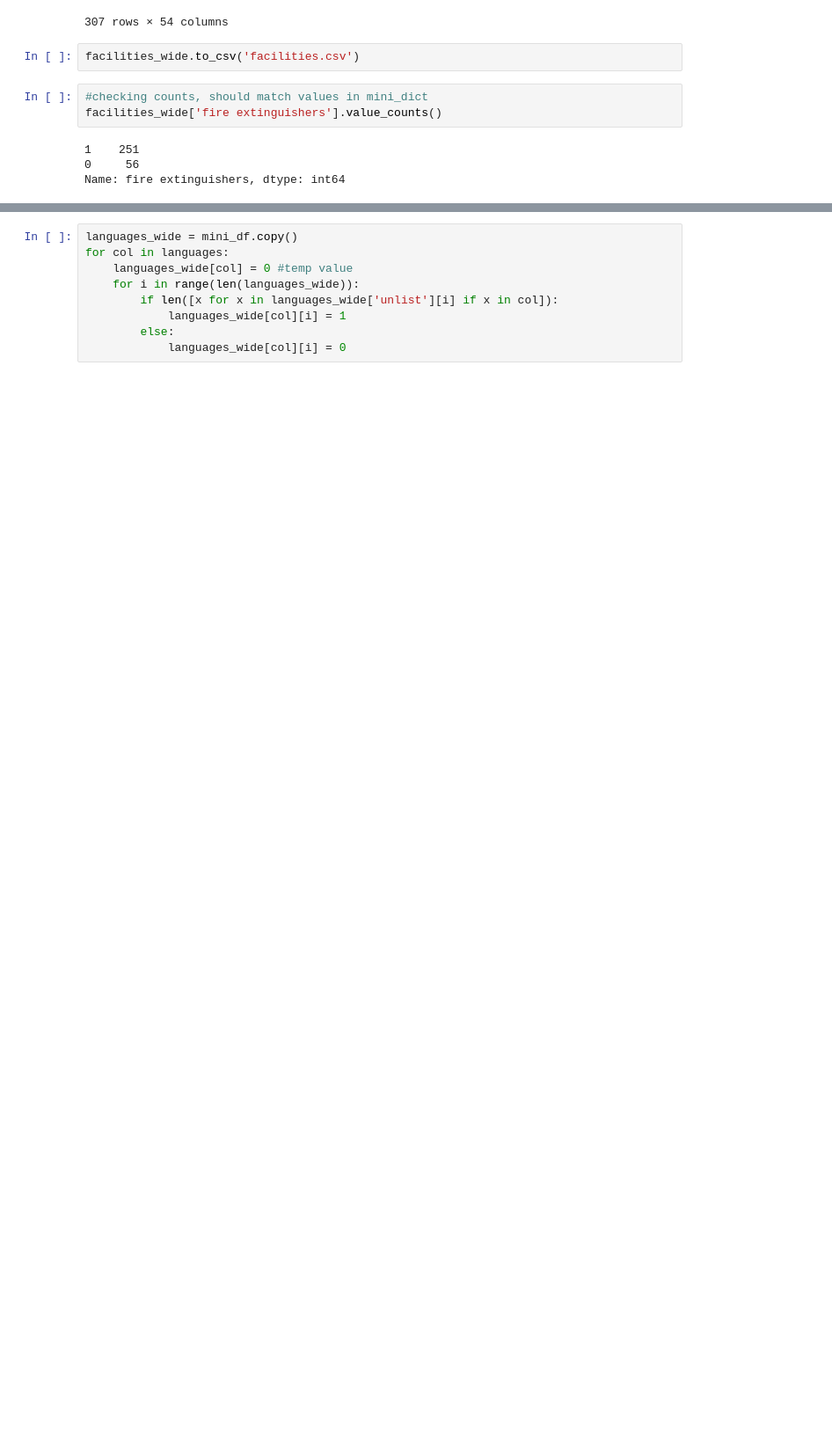
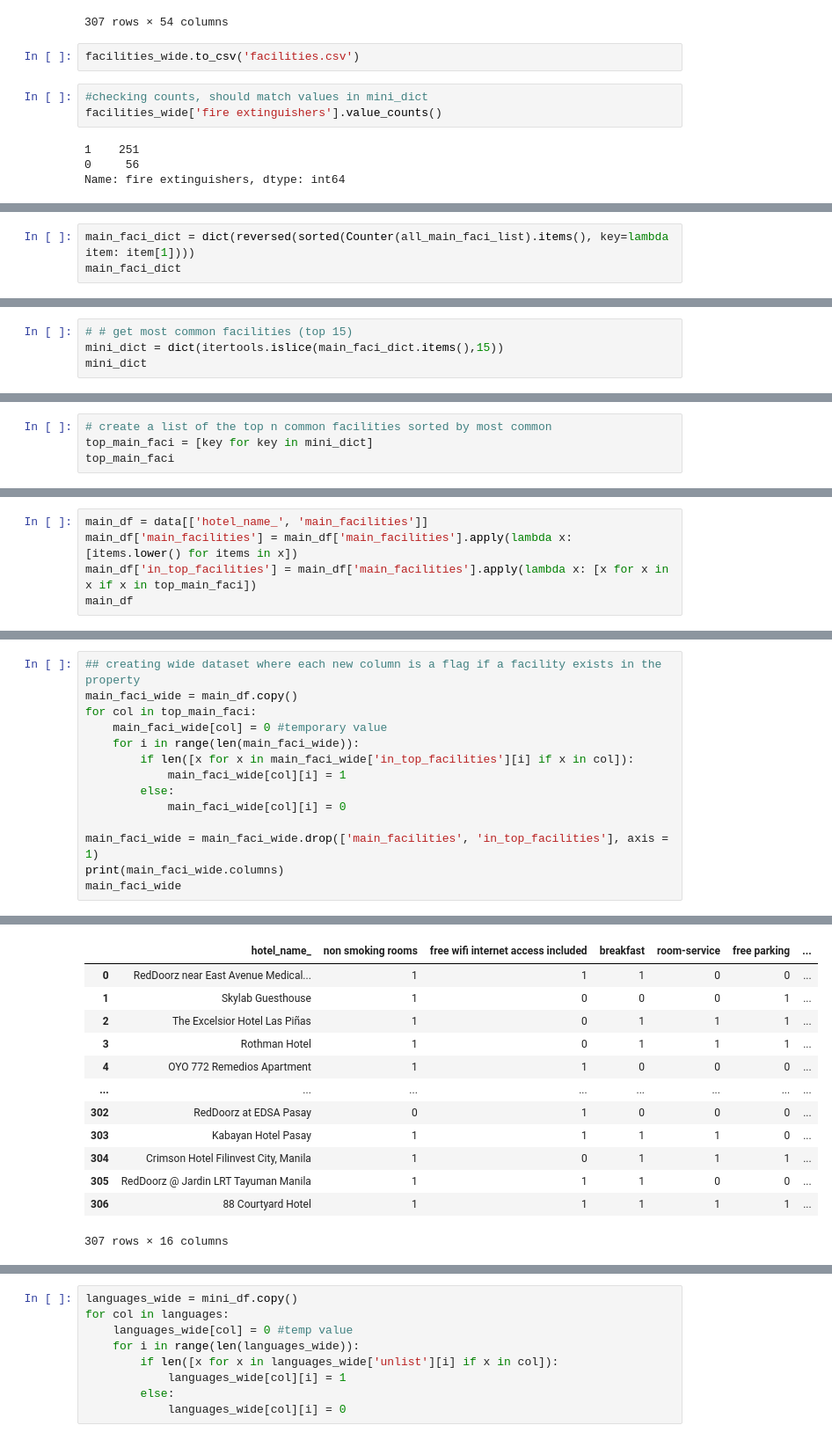
Before and after one commit to ejmasuncion/dsf10_capstone, a Jupyter notebook: cleaning/facilities.ipynb, the cells around one changed output, grey strips where cells are left out. Shown: that part at 88% size. Cells and saved outputs as stored; diff of their text form; blank space fills up the shorter version.

Commit message:
adding table for top main facilities

```diff
--- a/cleaning/facilities.ipynb
+++ b/cleaning/facilities.ipynb
@@ -245,0 +301,3 @@ Name: fire extinguishers, dtype: int64
+# %%
+main_faci_dict = dict(reversed(sorted(Counter(all_main_faci_list).items(), key=lambda item: item[1])))
+main_faci_dict
@@ -245,0 +322,4 @@ Name: fire extinguishers, dtype: int64
+# %%
+# # get most common facilities (top 15)
+mini_dict = dict(itertools.islice(main_faci_dict.items(),15))
+mini_dict
@@ -245,0 +342,4 @@ Name: fire extinguishers, dtype: int64
+# %%
+# create a list of the top n common facilities sorted by most common
+top_main_faci = [key for key in mini_dict]
+top_main_faci
@@ -245,0 +362,5 @@ Name: fire extinguishers, dtype: int64
+# %%
+main_df = data[['hotel_name_', 'main_facilities']]
+main_df['main_facilities'] = main_df['main_facilities'].apply(lambda x: [items.lower() for items in x])
+main_df['in_top_facilities'] = main_df['main_facilities'].apply(lambda x: [x for x in x if x in top_main_faci])
+main_df
@@ -245,0 +391,15 @@ Name: fire extinguishers, dtype: int64
+# %%
+## creating wide dataset where each new column is a flag if a facility exists in the property
+main_faci_wide = main_df.copy()
+for col in top_main_faci:
+    main_faci_wide[col] = 0 #temporary value
+    for i in range(len(main_faci_wide)):
+        if len([x for x in main_faci_wide['in_top_facilities'][i] if x in col]):
+            main_faci_wide[col][i] = 1
+        else:
+            main_faci_wide[col][i] = 0
+
+main_faci_wide = main_faci_wide.drop(['main_facilities', 'in_top_facilities'], axis = 1)
+print(main_faci_wide.columns)
+main_faci_wide
+# %% [output]
@@ -245,0 +430,13 @@ Name: fire extinguishers, dtype: int64
+|  | hotel_name_ | non smoking rooms | free wifi internet access included | breakfast | room-service | free parking | ... |
+| 0 | RedDoorz near East Avenue Medical... | 1 | 1 | 1 | 0 | 0 | ... |
+| 1 | Skylab Guesthouse | 1 | 0 | 0 | 0 | 1 | ... |
+| 2 | The Excelsior Hotel Las Piñas | 1 | 0 | 1 | 1 | 1 | ... |
+| 3 | Rothman Hotel | 1 | 0 | 1 | 1 | 1 | ... |
+| 4 | OYO 772 Remedios Apartment | 1 | 1 | 0 | 0 | 0 | ... |
+| ... | ... | ... | ... | ... | ... | ... | ... |
+| 302 | RedDoorz at EDSA Pasay | 0 | 1 | 0 | 0 | 0 | ... |
+| 303 | Kabayan Hotel Pasay | 1 | 1 | 1 | 1 | 0 | ... |
+| 304 | Crimson Hotel Filinvest City, Manila | 1 | 0 | 1 | 1 | 1 | ... |
+| 305 | RedDoorz @ Jardin LRT Tayuman Manila | 1 | 1 | 1 | 0 | 0 | ... |
+| 306 | 88 Courtyard Hotel | 1 | 1 | 1 | 1 | 1 | ... |
+307 rows × 16 columns
```
Also changed, not shown: parts of 15 cells of this notebook, 1 other file.
